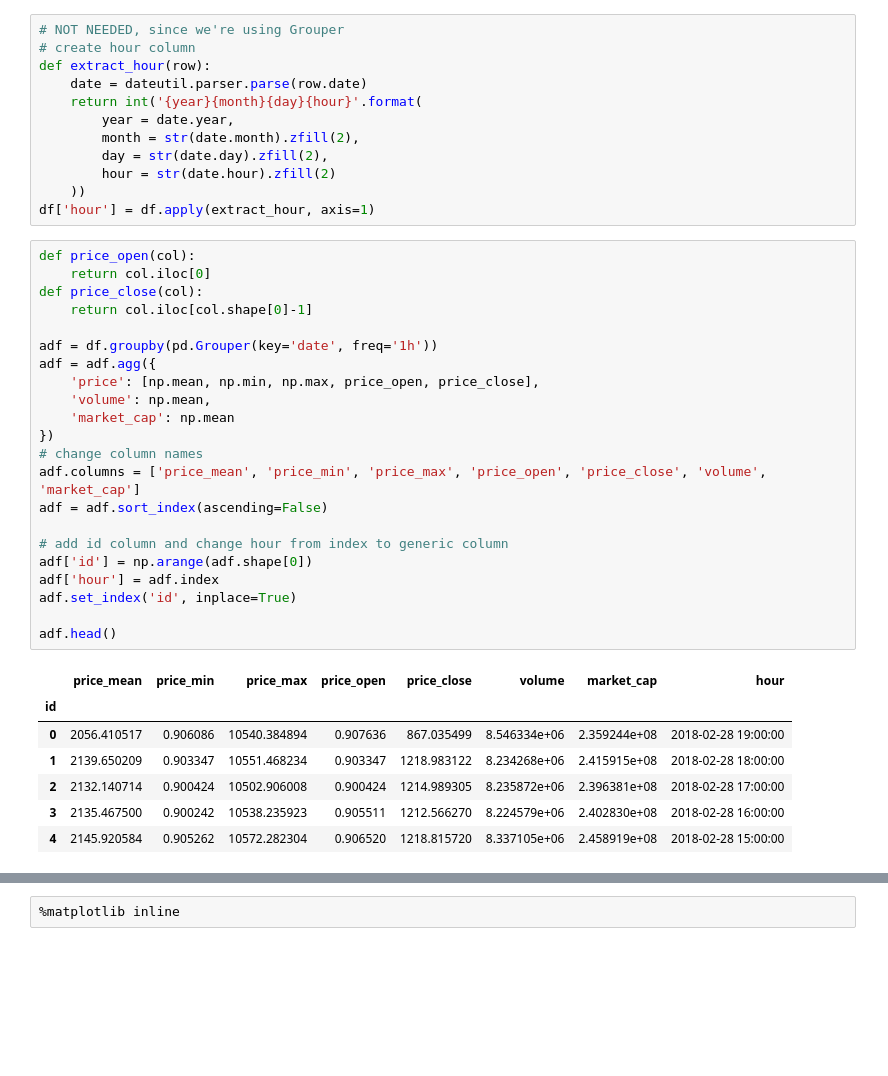
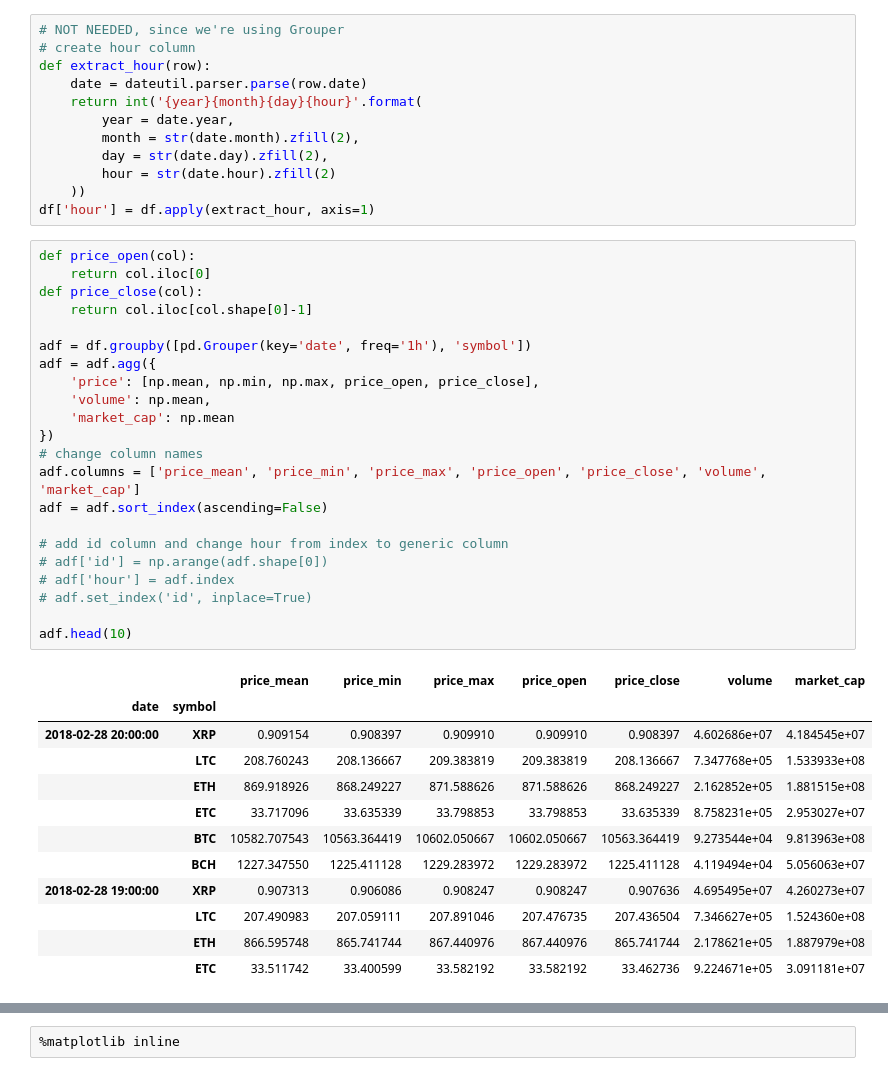
Before and after one commit to tonca/cryptocashtags, a Jupyter notebook: notebooks/crypto_data_playground.ipynb, the cells around one changed output, grey strips where cells are left out. Drawn from its saved outputs; the diff is of its cells as text; blank space fills up the shorter version.

```diff
--- a/notebooks/crypto_data_playground.ipynb
+++ b/notebooks/crypto_data_playground.ipynb
@@ -70,31 +55,36 @@ df['hour'] = df.apply(extract_hour, axis=1)
 # %%
 def price_open(col):
     return col.iloc[0]
 def price_close(col):
     return col.iloc[col.shape[0]-1]
 
-adf = df.groupby(pd.Grouper(key='date', freq='1h'))
+adf = df.groupby([pd.Grouper(key='date', freq='1h'), 'symbol'])
 adf = adf.agg({
     'price': [np.mean, np.min, np.max, price_open, price_close],
     'volume': np.mean,
     'market_cap': np.mean
 })
 # change column names
 adf.columns = ['price_mean', 'price_min', 'price_max', 'price_open', 'price_close', 'volume', 'market_cap']
 adf = adf.sort_index(ascending=False)
 
 # add id column and change hour from index to generic column
-adf['id'] = np.arange(adf.shape[0])
-adf['hour'] = adf.index
-adf.set_index('id', inplace=True)
+# adf['id'] = np.arange(adf.shape[0])
+# adf['hour'] = adf.index
+# adf.set_index('id', inplace=True)
 
-adf.head()
+adf.head(10)
 # %% [output]
-|  | price_mean | price_min | price_max | price_open | price_close | volume | market_cap | hour |
-| id |  |  |  |  |  |  |  |  |
-| 0 | 2056.410517 | 0.906086 | 10540.384894 | 0.907636 | 867.035499 | 8.546334e+06 | 2.359244e+08 | 2018-02-28 19:00:00 |
-| 1 | 2139.650209 | 0.903347 | 10551.468234 | 0.903347 | 1218.983122 | 8.234268e+06 | 2.415915e+08 | 2018-02-28 18:00:00 |
-| 2 | 2132.140714 | 0.900424 | 10502.906008 | 0.900424 | 1214.989305 | 8.235872e+06 | 2.396381e+08 | 2018-02-28 17:00:00 |
-| 3 | 2135.467500 | 0.900242 | 10538.235923 | 0.905511 | 1212.566270 | 8.224579e+06 | 2.402830e+08 | 2018-02-28 16:00:00 |
-| 4 | 2145.920584 | 0.905262 | 10572.282304 | 0.906520 | 1218.815720 | 8.337105e+06 | 2.458919e+08 | 2018-02-28 15:00:00 |
+|  |  | price_mean | price_min | price_max | price_open | price_close | volume | market_cap |
+| date | symbol |  |  |  |  |  |  |  |
+| 2018-02-28 20:00:00 | XRP | 0.909154 | 0.908397 | 0.909910 | 0.909910 | 0.908397 | 4.602686e+07 | 4.184545e+07 |
+|  | LTC | 208.760243 | 208.136667 | 209.383819 | 209.383819 | 208.136667 | 7.347768e+05 | 1.533933e+08 |
+|  | ETH | 869.918926 | 868.249227 | 871.588626 | 871.588626 | 868.249227 | 2.162852e+05 | 1.881515e+08 |
+|  | ETC | 33.717096 | 33.635339 | 33.798853 | 33.798853 | 33.635339 | 8.758231e+05 | 2.953027e+07 |
+|  | BTC | 10582.707543 | 10563.364419 | 10602.050667 | 10602.050667 | 10563.364419 | 9.273544e+04 | 9.813963e+08 |
+|  | BCH | 1227.347550 | 1225.411128 | 1229.283972 | 1229.283972 | 1225.411128 | 4.119494e+04 | 5.056063e+07 |
+| 2018-02-28 19:00:00 | XRP | 0.907313 | 0.906086 | 0.908247 | 0.908247 | 0.907636 | 4.695495e+07 | 4.260273e+07 |
+|  | LTC | 207.490983 | 207.059111 | 207.891046 | 207.476735 | 207.436504 | 7.346627e+05 | 1.524360e+08 |
+|  | ETH | 866.595748 | 865.741744 | 867.440976 | 867.440976 | 865.741744 | 2.178621e+05 | 1.887979e+08 |
+|  | ETC | 33.511742 | 33.400599 | 33.582192 | 33.582192 | 33.462736 | 9.224671e+05 | 3.091181e+07 |
 # %%
```
Also changed, not shown: parts of 4 cells of this notebook.
